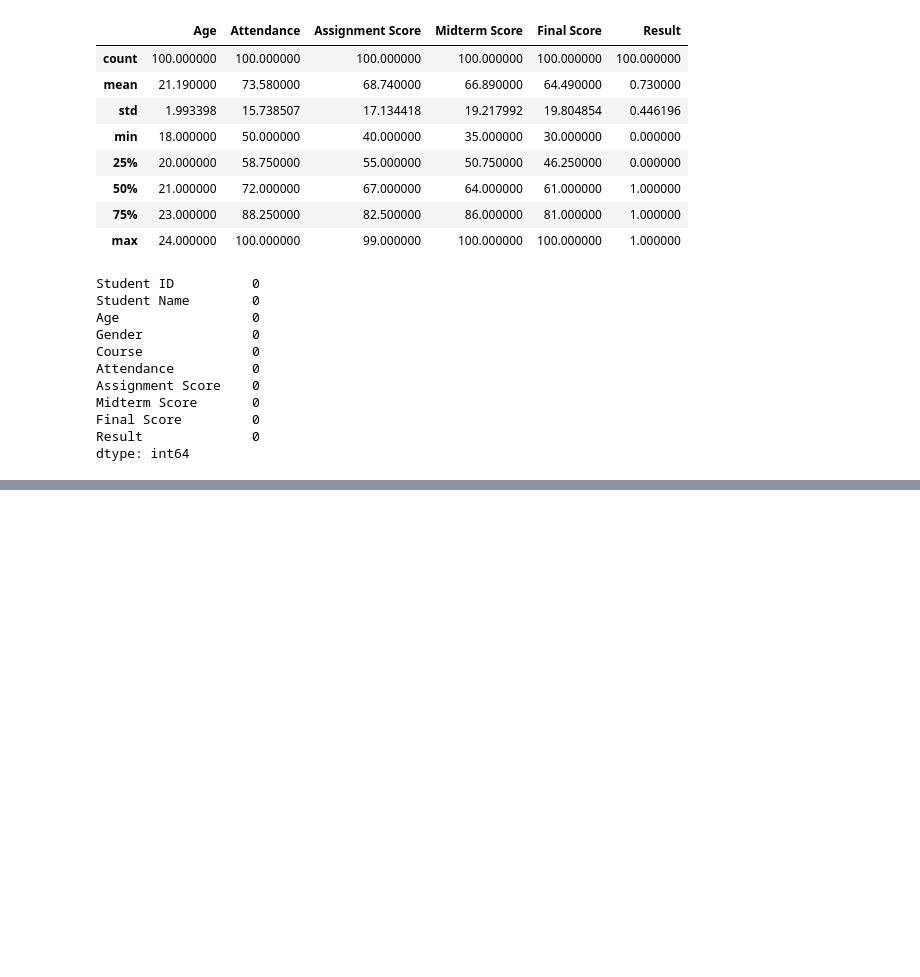
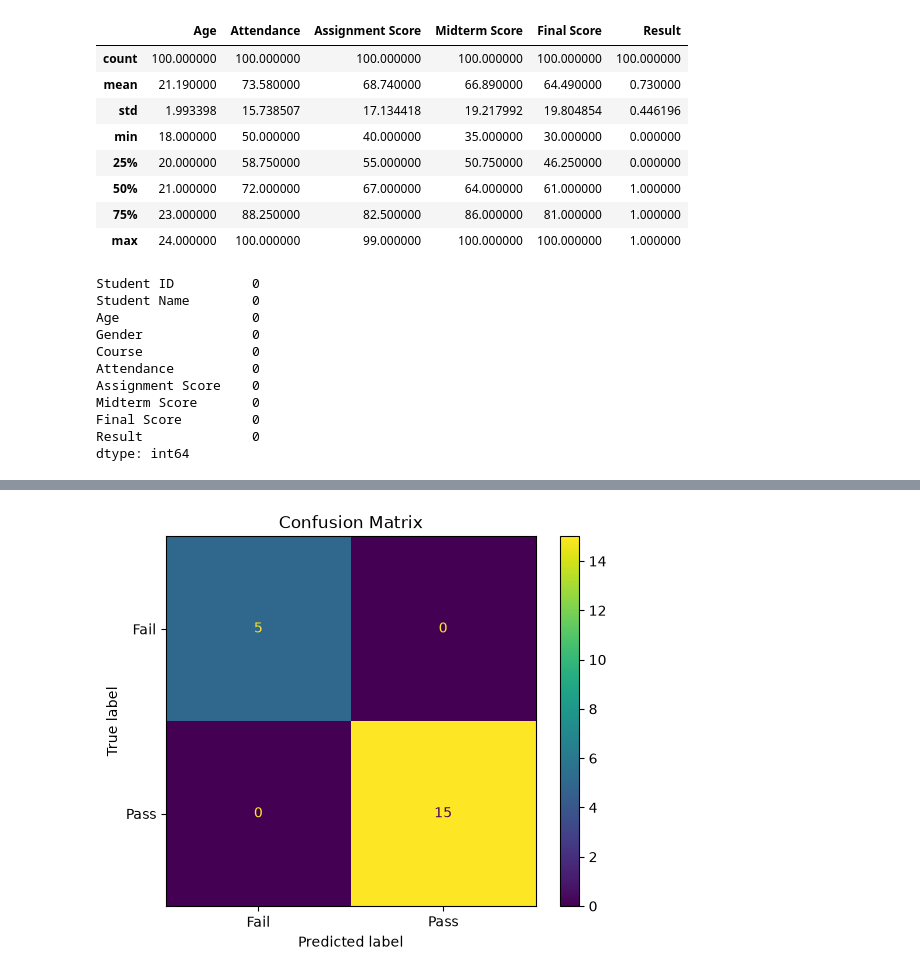
Before and after one commit to junaidramzan-ai-dev/HisabDo-AI-ML-Internship, a Jupyter notebook: Daily_Base_Tasks/day_04_student_performance_prediction/student_perfomance_prediction.ipynb, the cells around one changed output, grey strips where cells are left out. Cells and saved outputs as stored; diff of their text form; code cells hidden in the pictures; blank space fills up the shorter version.

```diff
--- a/Daily_Base_Tasks/day_04_student_performance_prediction/student_perfomance_prediction.ipynb
+++ b/Daily_Base_Tasks/day_04_student_performance_prediction/student_perfomance_prediction.ipynb
@@ -117,0 +384,15 @@ dtype: int64
+# %%
+cm = confusion_matrix(y_test, y_pred)
+
+display = ConfusionMatrixDisplay(
+    confusion_matrix=cm,
+    display_labels=["Fail", "Pass"]
+)
+
+display.plot()
+
+plt.title("Confusion Matrix")
+
+plt.show()
+# %% [output]
+[figure, added]
```
Also changed, not shown: parts of 30 cells of this notebook.
